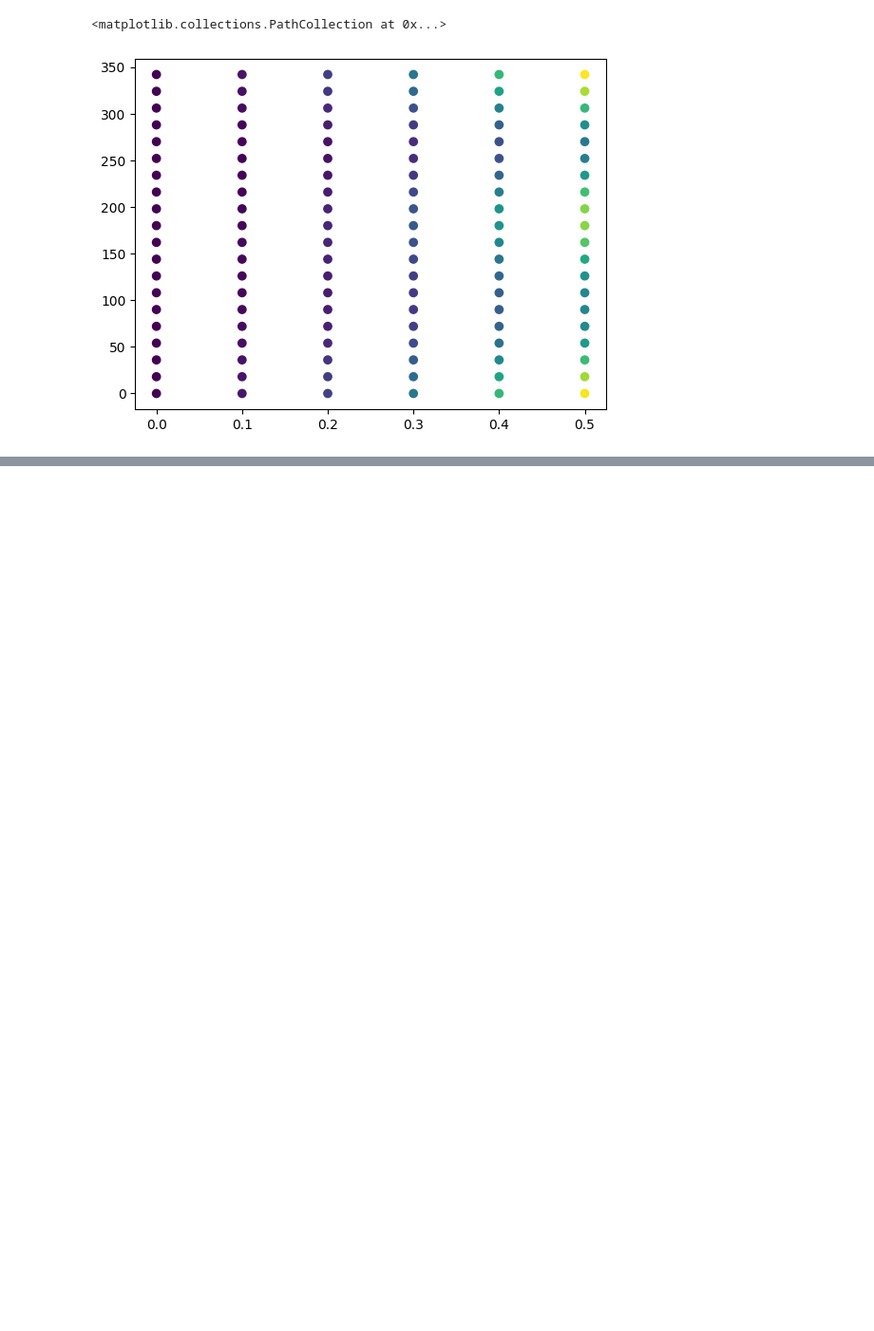
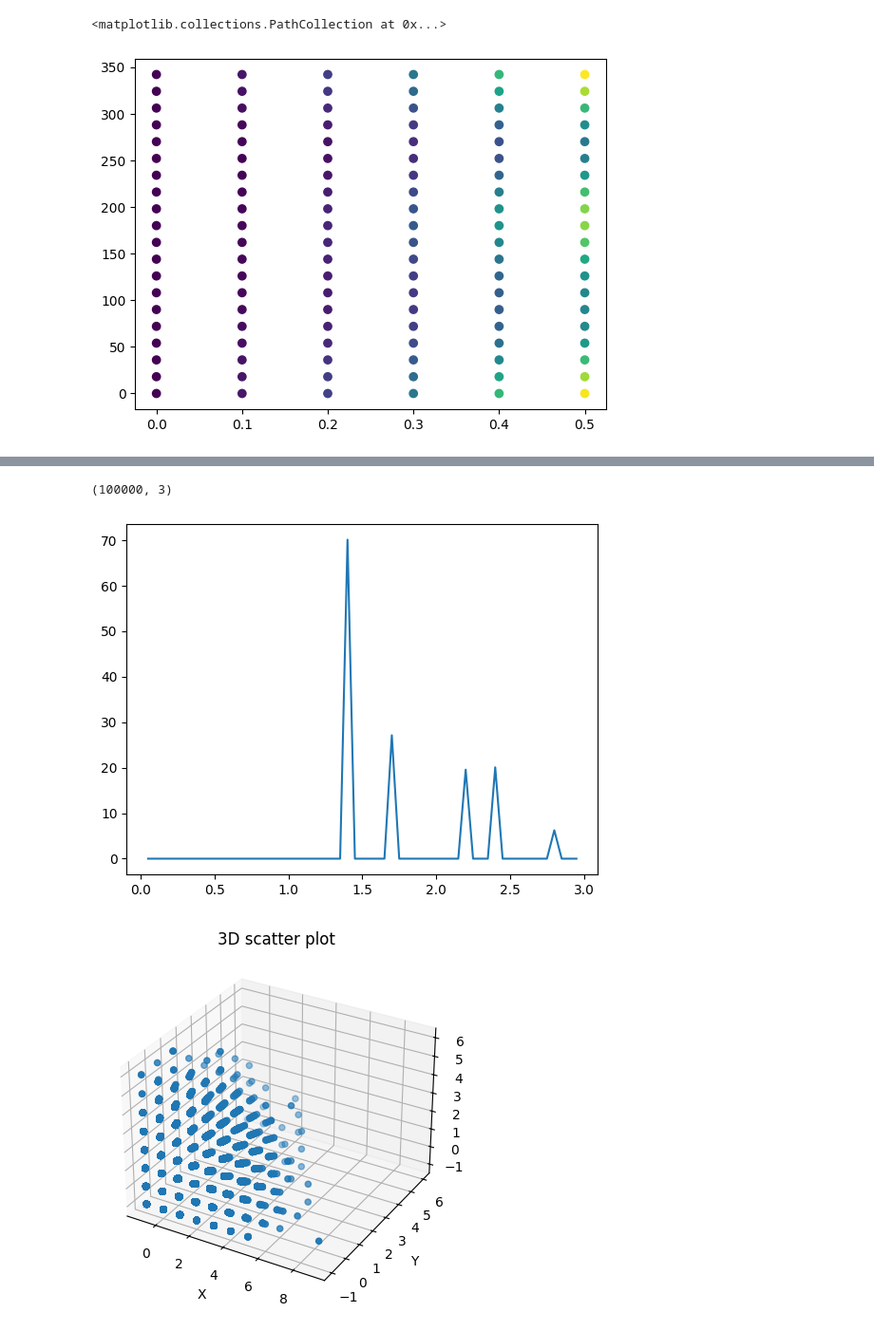
Before and after one commit to EricBoittier/mmml_tutorial, a Jupyter notebook: EF/ring/01.ipynb, the cells around one changed output, grey strips where cells are left out. Shown at 95% size. Cells and saved outputs as stored; diff of their text form; code cells hidden in the pictures; blank space fills up the shorter version.

```diff
--- a/EF/ring/01.ipynb
+++ b/EF/ring/01.ipynb
@@ -899,0 +985,26 @@ plt.scatter(p, q, c=df["energy"])
+# %%
+coords = np.random.poisson(1.0, size=(100000,3))
+
+coords = coords - coords.mean(axis=0)
+
+g_r, radii = rdf(coords, dr=0.05)
+import matplotlib.pyplot as plt
+print(coords.shape)
+plt.plot(radii, g_r)
+plt.show()
+
+fig = plt.figure()
+ax = fig.add_subplot(111, projection="3d")
+
+ax.scatter(*coords.T)
+
+ax.set_xlabel("X")
+ax.set_ylabel("Y")
+ax.set_zlabel("Z")
+ax.set_title("3D scatter plot")
+
+plt.show()
+# %% [output]
+(100000, 3)
+[figure, added]
+[figure, added]
```
Also changed, not shown: parts of 7 cells of this notebook, 43 other files.
